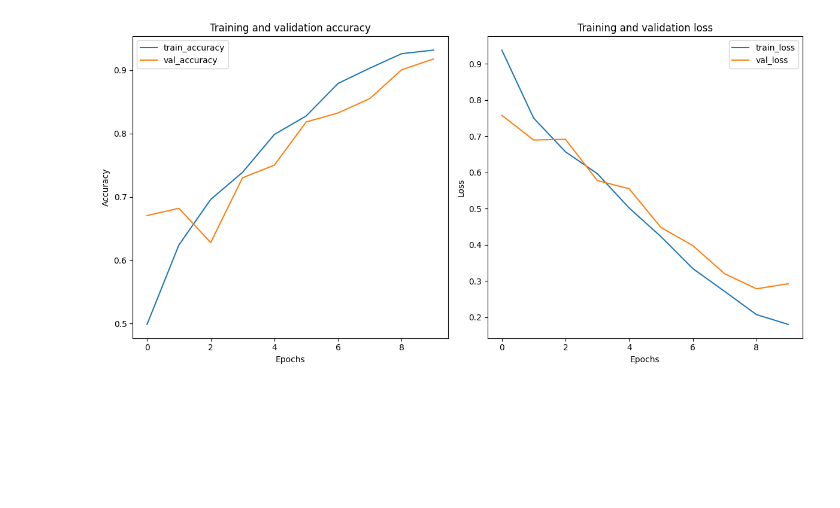
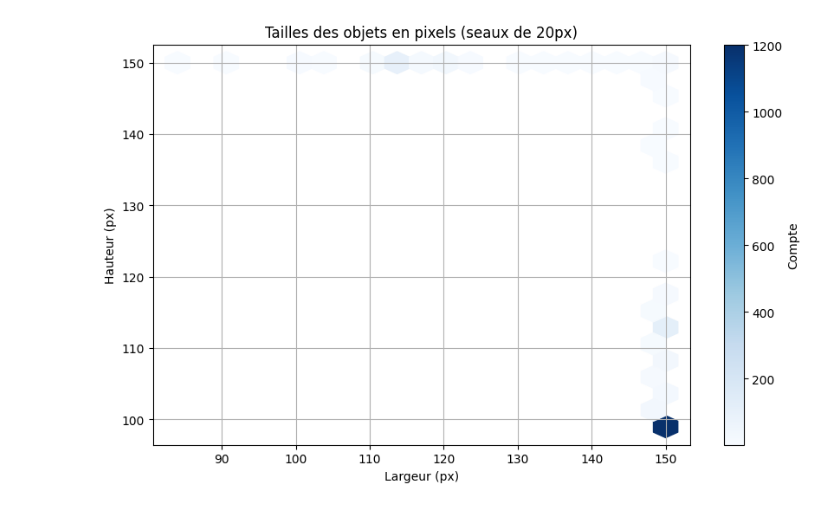
Before and after one commit to chenxinlei1/outil-de-traitement-de-corpus, a Jupyter notebook: scripts/statistique.ipynb, the cells around one changed output. Saved outputs shown, nothing was run; the diff lists cells and outputs as text; code cells hidden in the pictures; blank space fills up the shorter version.

```diff
--- a/scripts/statistique.ipynb
+++ b/scripts/statistique.ipynb
@@ -36 +95,32 @@ X, y = load_images(df)
+# %%
+import os
+import numpy as np
+import pandas as pd
+import matplotlib.pyplot as plt
+import seaborn as sns
+from PIL import Image
+from sklearn.manifold import TSNE
+from sklearn.cluster import KMeans
+
+dataset_path = './data/raw'  # Modifiez avec le chemin de votre dataset
+
+# Initialiser une liste pour stocker les données
+data = []
+
+# Parcourir le répertoire du dataset
+for breed in os.listdir(dataset_path):
+    breed_path = os.path.join(dataset_path, breed)
+    if os.path.isdir(breed_path):
+        for img_name in os.listdir(breed_path):
+            img_path = os.path.join(breed_path, img_name)
+            try:
+                with Image.open(img_path) as img:
+                    img_array = np.array(img)
+                    width, height = img.size
+                    data.append((img_array, breed, width, height))
+            except Exception as e:
+                print(f"Erreur lors du chargement de l'image {img_path}: {e}")
+
+# Convertir en DataFrame pour faciliter la manipulation
+df = pd.DataFrame(data, columns=['image', 'breed', 'width', 'height'])
 # %%
@@ -145,27 +148,12 @@ Confusion Matrix:
-# %%
-
-# 可视化训练过程
-def plot_training_history(history):
-    plt.figure(figsize=(12, 6))
-    plt.subplot(1, 2, 1)
-    plt.plot(history.history['accuracy'], label='train_accuracy')
-    plt.plot(history.history['val_accuracy'], label='val_accuracy')
-    plt.title('Training and validation accuracy')
-    plt.xlabel('Epochs')
-    plt.ylabel('Accuracy')
-    plt.legend()
-
-    plt.subplot(1, 2, 2)
-    plt.plot(history.history['loss'], label='train_loss')
-    plt.plot(history.history['val_loss'], label='val_loss')
-    plt.title('Training and validation loss')
-    plt.xlabel('Epochs')
-    plt.ylabel('Loss')
-    plt.legend()
-
-    plt.tight_layout()
-    plt.show()
-
-plot_training_history(history)
-# %% [output]
-[figure, removed]
+# %%
+# Tracer le diagramme de dispersion de la largeur et de la hauteur des images (chaque 20 pixels un seau)
+plt.figure(figsize=(10, 6))
+plt.hexbin(df['width'], df['height'], gridsize=20, cmap='Blues', mincnt=1)
+plt.colorbar(label='Compte')
+plt.title('Tailles des objets en pixels (seaux de 20px)')
+plt.xlabel('Largeur (px)')
+plt.ylabel('Hauteur (px)')
+plt.grid(True)
+plt.show()
+# %% [output]
+[figure, added]
```
Also changed, not shown: parts of 7 cells of this notebook.
